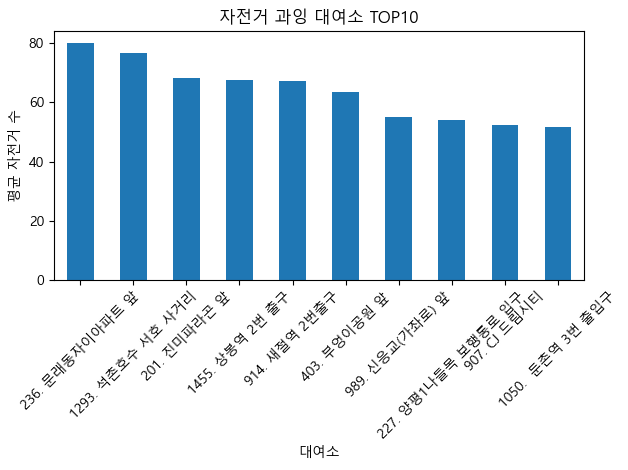
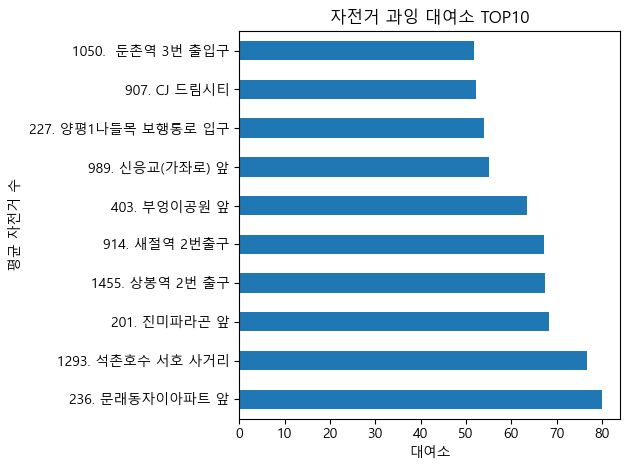
The change to this notebook cell's code, shown as a diff; its figure went from the first image to the second:
--- before
+++ after
@@ -13,10 +13,10 @@
 
 plt.figure()
-high_station.plot(kind='bar')
+high_station.plot(kind='barh')
 plt.title("자전거 과잉 대여소 TOP10")
 plt.xlabel("대여소")
 plt.ylabel("평균 자전거 수")
 # x축 글자 기울이기 (대여소 이름 길어서)
-plt.xticks(rotation=45)
+# plt.xticks(rotation=45)
 # 자동으로 여백 조정  / 레이아웃 정리
 plt.tight_layout()

Commit: .